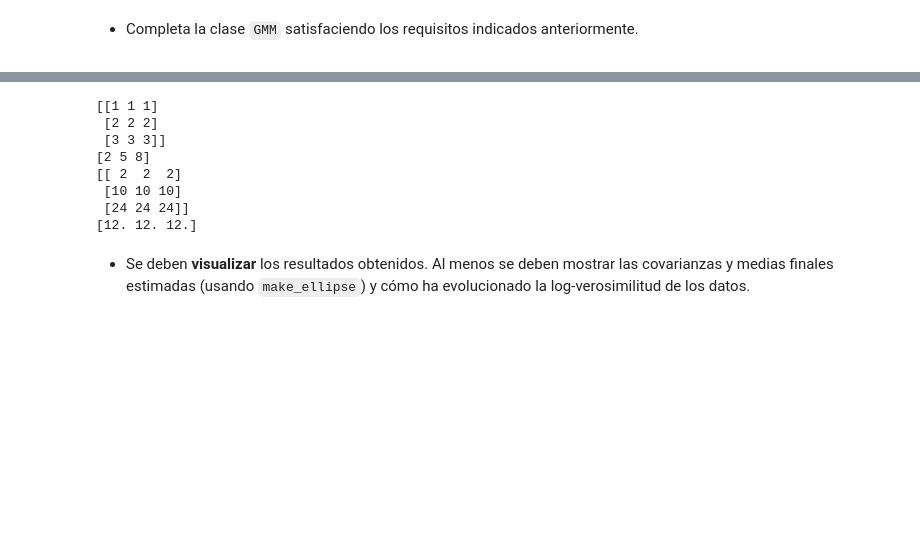
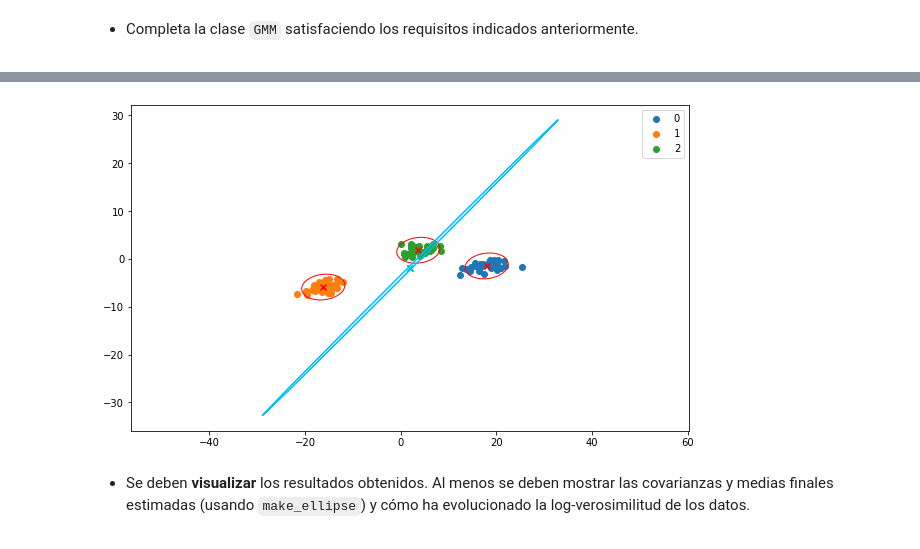
Before and after one commit to fjsaezm/mcd-bayes, a Jupyter notebook: Practica_GMM.ipynb, the cells around one changed output, grey strips where cells are left out. Saved outputs shown, nothing was run; the diff lists cells and outputs as text; code cells hidden in the pictures; blank space fills up the shorter version.

```diff
--- a/Practica_GMM.ipynb
+++ b/Practica_GMM.ipynb
@@ -281,6 +313,6 @@ class GMM:
         return priors, means, covs
 # %%
-gmm = GMM()
+gmm = GMM(reg_value=1e-7)
 priors, means, covs = gmm.fit(X)
 # %%
 priors, means, covs
@@ -298,20 +330,17 @@ priors, means, covs
-# %%
-a = np.array([[1,2,3],[4,5,6],[7,8,9]])
-b = np.array([[1,1,1],[2,2,2],[3,3,3]])
-
-print(b)
-print(a[:, 1])
-print(b * a[:, 1].reshape(-1,1))
-print(np.mean(b * a[:, 1].reshape(-1,1), axis=0))
-# %% [output]
-[[1 1 1]
- [2 2 2]
- [3 3 3]]
-[2 5 8]
-[[ 2  2  2]
- [10 10 10]
- [24 24 24]]
-[12. 12. 12.]
+# %%
+def plot_estimations(X, y, transformation, means, covs):
+    fig = plot_elipses(X, y, transformation)
+
+    for mean, cov in zip(means, covs):
+        make_ellipse(cov, mean,ax=fig.axes[0], facecolor='none',
+                     edgecolor='deepskyblue')
+
+    fig.axes[0].axis('equal')
+    _ = plt.legend()
+
+plot_estimations(X, y, transformation, means, covs)
+# %% [output]
+[figure, added]
 # %% [markdown]
 <div class="qst">
 
```
Also changed, not shown: parts of 10 cells of this notebook.
